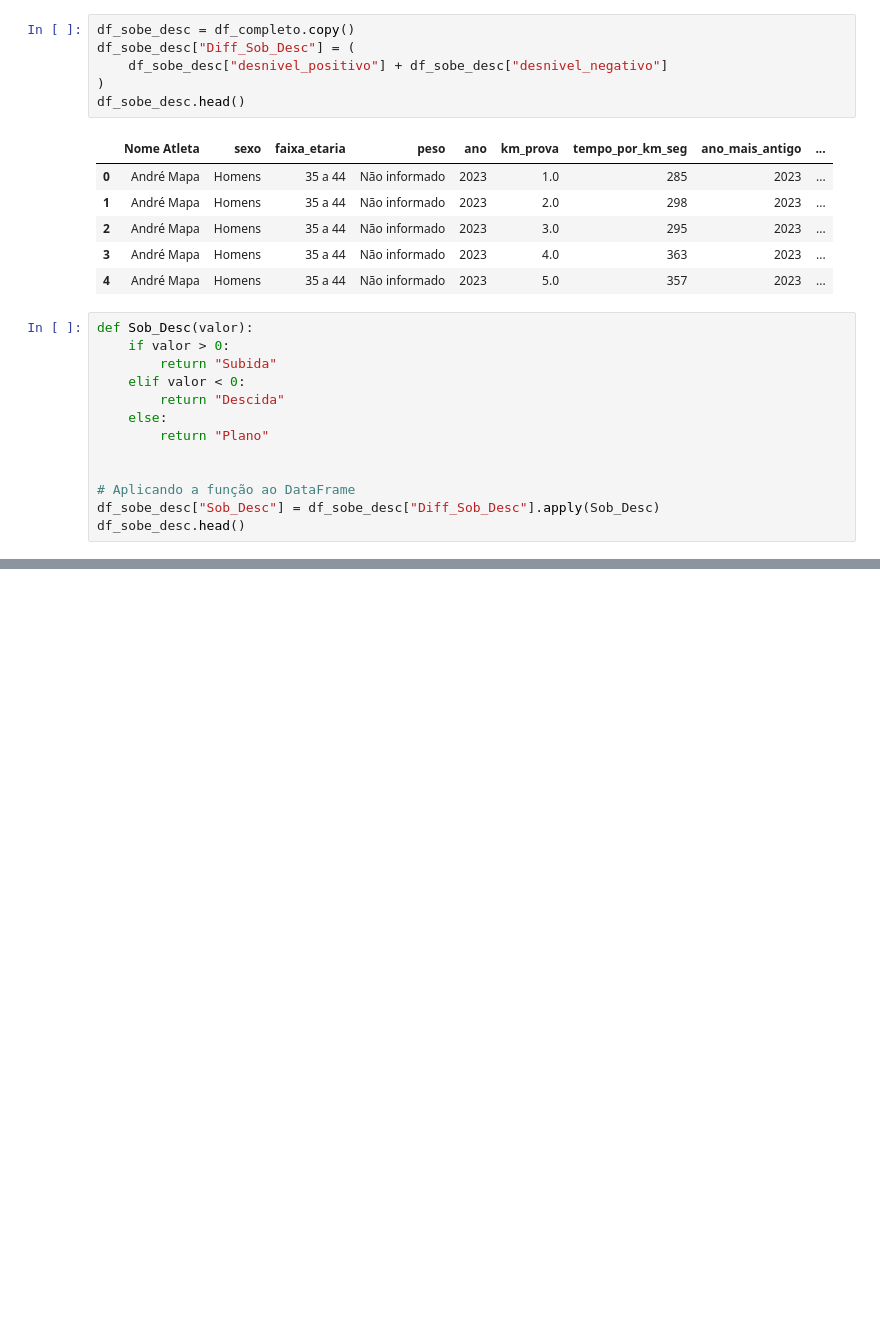
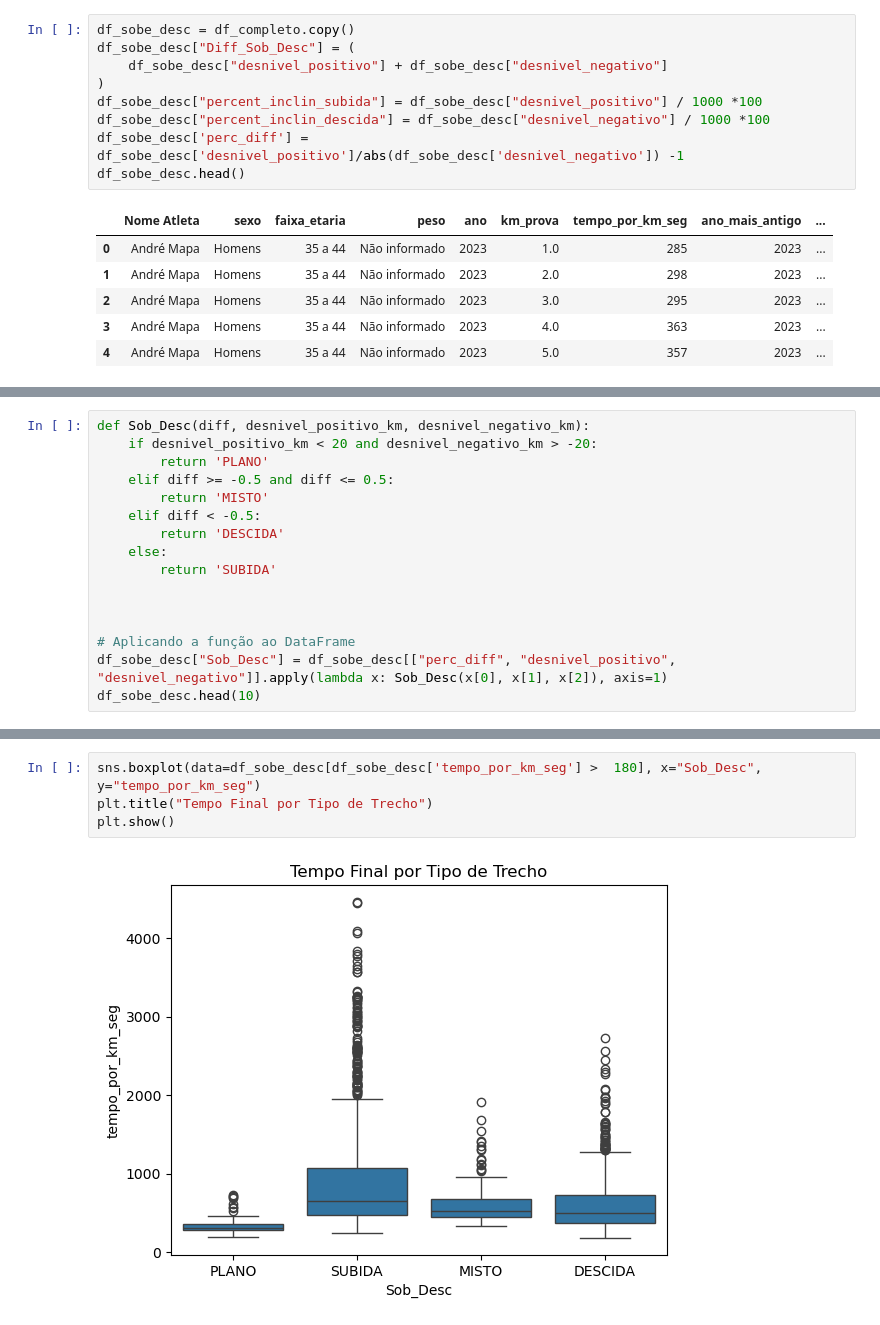
Before and after one commit to joaomts/-strava_analytics, a Jupyter notebook: analises_provas.ipynb, the cells around one changed output, grey strips where cells are left out. Saved outputs shown, nothing was run; the diff lists cells and outputs as text; blank space fills up the shorter version.

```diff
--- a/analises_provas.ipynb
+++ b/analises_provas.ipynb
@@ -559,6 +691,9 @@ df_sobe_desc = df_completo.copy()
 df_sobe_desc["Diff_Sob_Desc"] = (
     df_sobe_desc["desnivel_positivo"] + df_sobe_desc["desnivel_negativo"]
 )
+df_sobe_desc["percent_inclin_subida"] = df_sobe_desc["desnivel_positivo"] / 1000 *100
+df_sobe_desc["percent_inclin_descida"] = df_sobe_desc["desnivel_negativo"] / 1000 *100
+df_sobe_desc['perc_diff'] = df_sobe_desc['desnivel_positivo']/abs(df_sobe_desc['desnivel_negativo']) -1
 df_sobe_desc.head()
 # %% [output]
 |  | Nome Atleta | sexo | faixa_etaria | peso | ano | km_prova | tempo_por_km_seg | ano_mais_antigo | ... |
@@ -567,16 +702,3 @@ df_sobe_desc.head()
 | 2 | André Mapa | Homens | 35 a 44 | Não informado | 2023 | 3.0 | 295 | 2023 | ... |
 | 3 | André Mapa | Homens | 35 a 44 | Não informado | 2023 | 4.0 | 363 | 2023 | ... |
 | 4 | André Mapa | Homens | 35 a 44 | Não informado | 2023 | 5.0 | 357 | 2023 | ... |
-# %%
-def Sob_Desc(valor):
-    if valor > 0:
-        return "Subida"
-    elif valor < 0:
-        return "Descida"
-    else:
-        return "Plano"
-
-
-# Aplicando a função ao DataFrame
-df_sobe_desc["Sob_Desc"] = df_sobe_desc["Diff_Sob_Desc"].apply(Sob_Desc)
-df_sobe_desc.head()
@@ -589,0 +705,16 @@ df_sobe_desc.head()
+# %%
+def Sob_Desc(diff, desnivel_positivo_km, desnivel_negativo_km):
+    if desnivel_positivo_km < 20 and desnivel_negativo_km > -20:
+        return 'PLANO'
+    elif diff >= -0.5 and diff <= 0.5:
+        return 'MISTO'
+    elif diff < -0.5:
+        return 'DESCIDA'
+    else:
+        return 'SUBIDA'
+
+
+
+# Aplicando a função ao DataFrame
+df_sobe_desc["Sob_Desc"] = df_sobe_desc[["perc_diff", "desnivel_positivo", "desnivel_negativo"]].apply(lambda x: Sob_Desc(x[0], x[1], x[2]), axis=1)
+df_sobe_desc.head(10)
@@ -589,0 +733,6 @@ df_sobe_desc.head()
+# %%
+sns.boxplot(data=df_sobe_desc[df_sobe_desc['tempo_por_km_seg'] >  180], x="Sob_Desc", y="tempo_por_km_seg")
+plt.title("Tempo Final por Tipo de Trecho")
+plt.show()
+# %% [output]
+[figure, added]
```
Also changed, not shown: parts of 37 cells of this notebook, 10 other files.
